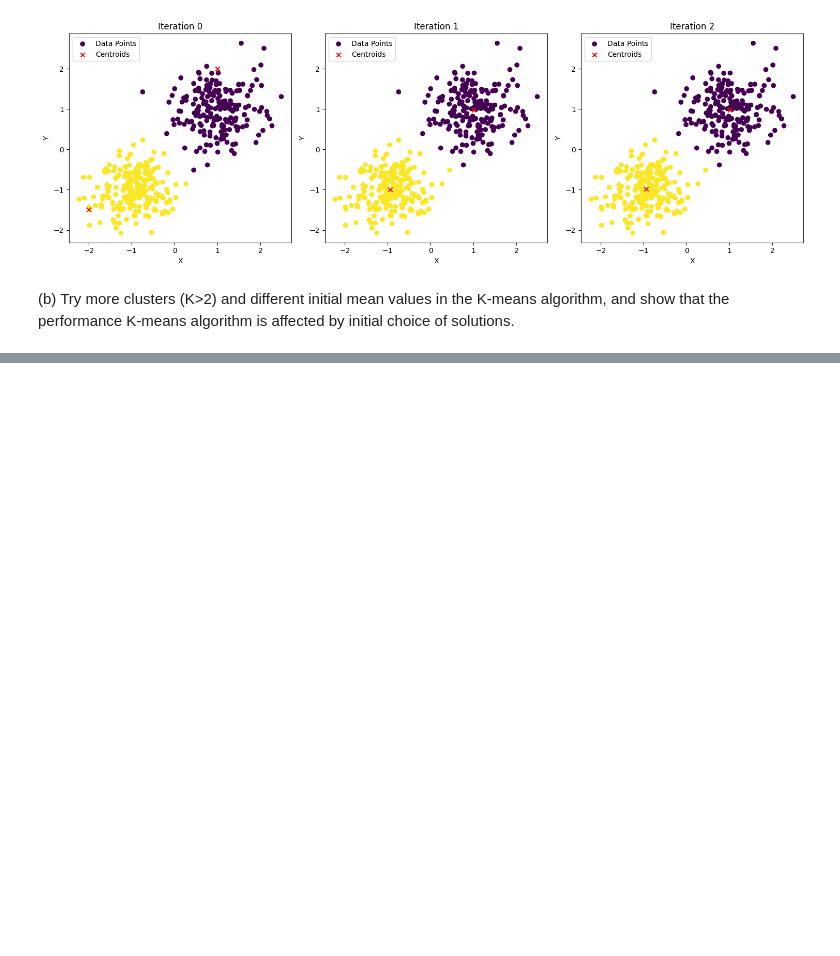
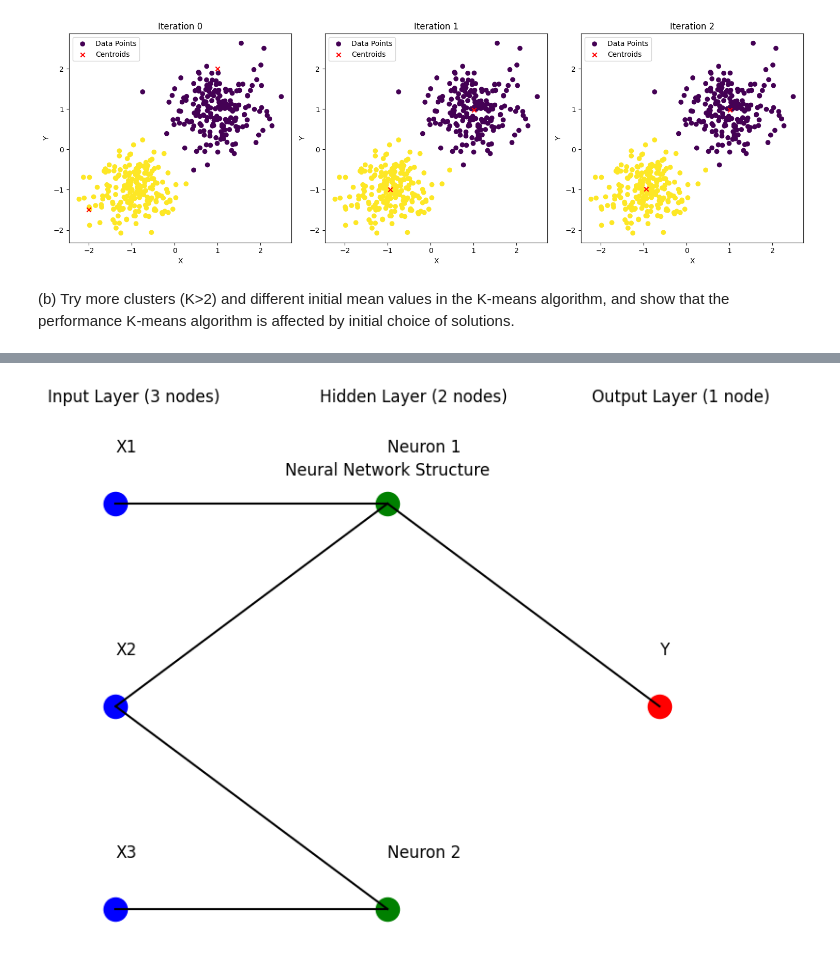
Before and after one commit to af626/CHEME6880_af626_coursework, a Jupyter notebook: 6880_hw4_af626/6880_hw4_af626.ipynb, the cells around one changed output, grey strips where cells are left out. Saved outputs shown, nothing was run; the diff lists cells and outputs as text; code cells hidden in the pictures; blank space fills up the shorter version.

```diff
--- a/6880_hw4_af626/6880_hw4_af626.ipynb
+++ b/6880_hw4_af626/6880_hw4_af626.ipynb
@@ -222,0 +320,80 @@ IndexError: list index out of range
+# %%
+import pandas as pd
+import numpy as np
+import matplotlib.pyplot as plt
+from tensorflow.keras.models import Sequential
+from tensorflow.keras.layers import Dense
+
+# Define the data
+data = {
+    'X1': [1, 1, 1, -1, -1, -1, 1, -1, 2, 2, -2, -2, -2, -2, 2, 2],
+    'X2': [1, 1, -1, 1, -1, 1, -1, -1, 2, -2, 2, -2, -2, 2, -2, 2],
+    'X3': [1, -1, 1, 1, 1, -1, -1, -1, -2, 2, 2, -2, 2, -2, -2, 2],
+    'Y': ['Yes', 'Yes', 'Yes', 'Yes', 'Yes', 'Yes', 'Yes', 'Yes',
+          'No', 'No', 'No', 'No', 'No', 'No', 'No', 'No']
+}
+
+# Create a DataFrame
+df = pd.DataFrame(data)
+
+# Convert 'Y' column to binary labels
+df['Y'] = df['Y'].map({'Yes': 1, 'No': 0})
+
+# Separate features (X) and target (Y)
+X = df[['X1', 'X2', 'X3']]
+Y = df['Y']
+
+# Define the neural network architecture
+model = Sequential([
+    Dense(2, input_dim=3, activation='relu', name='hidden_layer'),
+    Dense(1, activation='sigmoid', name='output_layer')
+])
+
+# Compile the model
+model.compile(optimizer='adam', loss='binary_crossentropy', metrics=['accuracy'])
+
+# Train the model
+model.fit(X, Y, epochs=100, batch_size=1, verbose=0)
+
+# Input for prediction
+input_data = np.array([[1.5, 1.5, 1.5]])
+
+# Make predictions
+prediction = model.predict(input_data)[0][0]
+classification_result = 'Yes' if prediction >= 0.5 else 'No'
+
+# Visualize the neural network structure
+plt.figure(figsize=(8, 6))
+
+# Input layer
+plt.text(0.1, 0.9, 'Input Layer (3 nodes)', fontsize=12)
+plt.scatter([0.2, 0.2, 0.2], [0.8, 0.6, 0.4], color='blue', s=300)
+plt.text(0.2, 0.85, 'X1', fontsize=12)
+plt.text(0.2, 0.65, 'X2', fontsize=12)
+plt.text(0.2, 0.45, 'X3', fontsize=12)
+
+# Hidden layer
+plt.text(0.5, 0.9, 'Hidden Layer (2 nodes)', fontsize=12)
+plt.scatter([0.6, 0.6], [0.8, 0.4], color='green', s=300)
+plt.text(0.6, 0.85, 'Neuron 1', fontsize=12)
+plt.text(0.6, 0.45, 'Neuron 2', fontsize=12)
+plt.plot([0.2, 0.6], [0.8, 0.8], color='black')
+plt.plot([0.2, 0.6], [0.6, 0.8], color='black')
+plt.plot([0.2, 0.6], [0.4, 0.4], color='black')
+plt.plot([0.2, 0.6], [0.6, 0.4], color='black')
+
+# Output layer
+plt.text(0.9, 0.9, 'Output Layer (1 node)', fontsize=12)
+plt.scatter([1.0], [0.6], color='red', s=300)
+plt.text(1.0, 0.65, 'Y', fontsize=12)
+plt.plot([0.6, 1.0], [0.8, 0.6], color='black')
+
+plt.axis('off')
+plt.title('Neural Network Structure')
+plt.show()
+
+# Display the model summary
+model.summary()
+
+print("Classification Result for [1.5, 1.5, 1.5]:", classification_result)
+# %% [output]
@@ -222,0 +401 @@ IndexError: list index out of range
+[figure, added]
```
Also changed, not shown: parts of 18 cells of this notebook, 6 other files.
